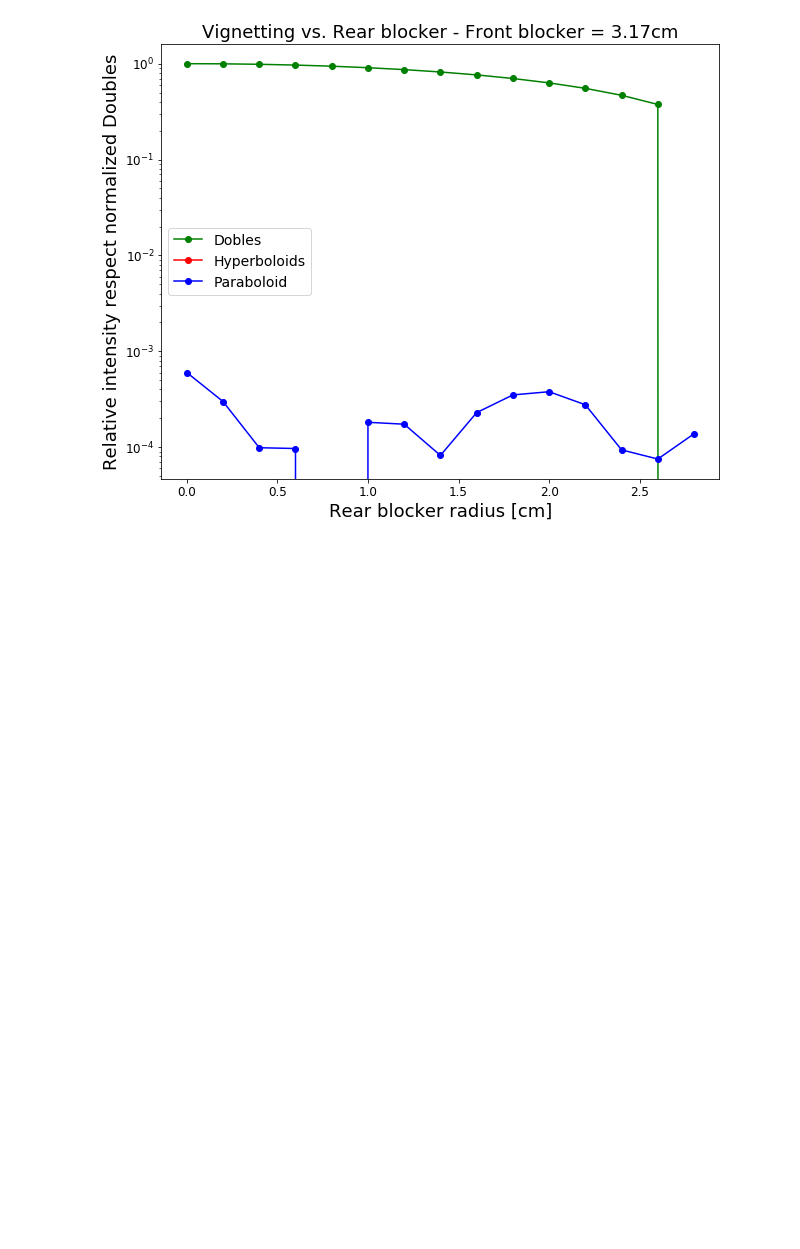
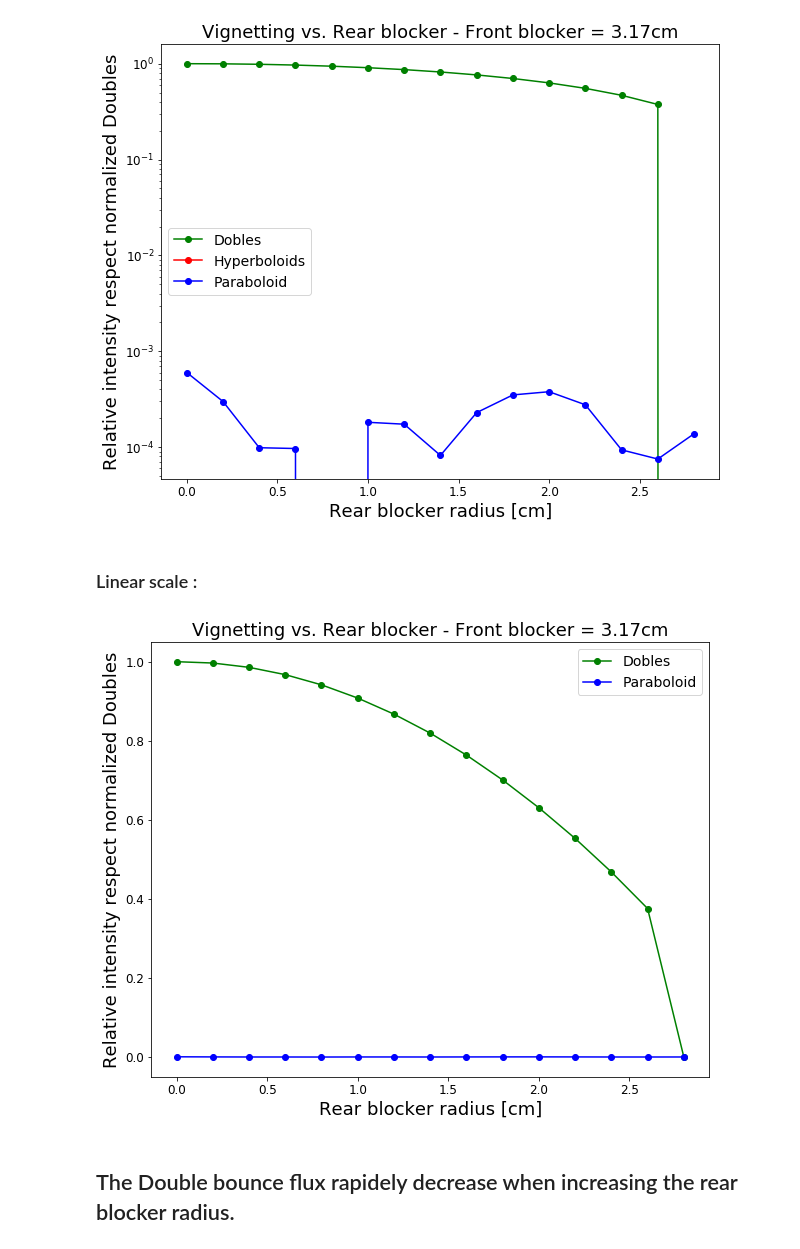
Before and after one commit to pymilo/Milo_RayTracing, a Jupyter notebook: Notebooks/Most_Efficient_Rear_Blocker.ipynb, the cells around one changed output. Drawn from its saved outputs; the diff is of its cells as text; code cells hidden in the pictures; blank space fills up the shorter version.

```diff
--- a/Notebooks/Most_Efficient_Rear_Blocker.ipynb
+++ b/Notebooks/Most_Efficient_Rear_Blocker.ipynb
@@ -124,3 +124,24 @@ plt.legend(fontsize=14)
 plt.show()
 # %% [output]
 [figure]
+# %% [markdown]
+### Linear scale :
+# %%
+# Plotting :
+fig = plt.figure(figsize=(10,8))
+plt.title('Vignetting vs. Rear blocker - Front blocker = 3.17cm',fontsize=18)
+plt.plot(rbrs, Doubles/max(Doubles),'go-',label='Dobles')
+#plt.semilogy(rbrs, Hyp/max(Doubles),'ro-',label='Hyperboloids')
+plt.plot(rbrs, Par/max(Doubles),'bo-',label='Paraboloid')
+plt.xticks(fontsize=12)
+plt.yticks(fontsize=12)
+plt.ylabel('Relative intensity respect normalized Doubles',fontsize=18)
+plt.xlabel('Rear blocker radius [cm]',fontsize=18)
+#plt.axvline(3.17,color='purple',linestyle='--',lw=0.8)
+#plt.text(3.155,5e-1,'Most efficient front blocker size = 3.17cm',rotation=90,fontsize=12,color='purple')
+plt.legend(fontsize=14)
+plt.show()
+# %% [output]
+[figure, added]
+# %% [markdown]
+## The Double bounce flux rapidely decrease when increasing the rear blocker radius.
```
Also changed, not shown: parts of 3 cells of this notebook, 4 other files.
